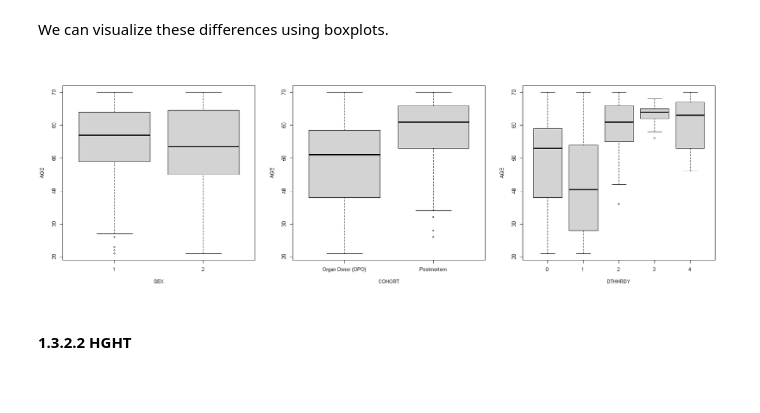
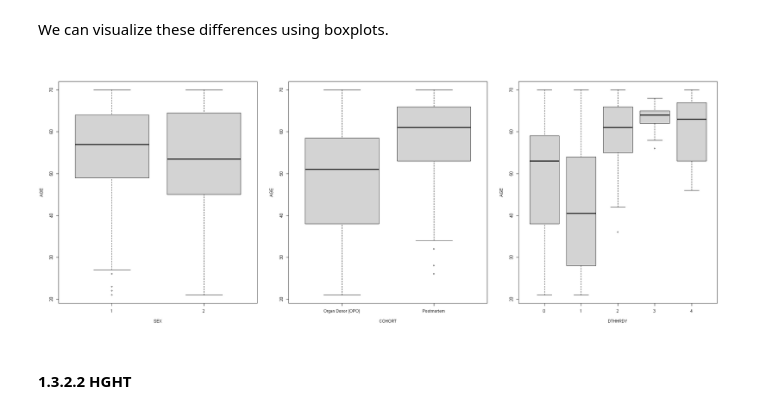
Before and after one commit to Abellanger123/GenomicProject, a Jupyter notebook: Arthur Functional Genomics Project.ipynb, the cells around one changed output. Drawn from its saved outputs; the diff is of its cells as text; code cells hidden in the pictures; blank space fills up the shorter version.

```diff
--- a/Arthur Functional Genomics Project.ipynb
+++ b/Arthur Functional Genomics Project.ipynb
@@ -125,4 +115,7 @@ any(clinical_data$SMPTHNTS!='NO_REPORT')
 # %%
-# Remove the SMPTHNTS column
+# Remove the miscalleneous variables except SMPLID
+clinical_data$SUBJID <- NULL
+clinical_data$SMPLID.1 <- NULL
 clinical_data$SMPTHNTS <- NULL
+clinical_data$IMGURL <- NULL
 # %% [markdown]
@@ -261,12 +272,13 @@ for the test `AGE` by `SEX`, the pvalue of the Kruskal-Wallis test is 0.159  whi
 # %% [markdown]
 We can visualize these differences using boxplots.
 # %%
+options(repr.plot.width=18, repr.plot.height=7)
 par(mfrow = c(1, 3))
 boxplot(AGE ~ SEX, data=clinical_data)
 boxplot(AGE ~ COHORT, data=clinical_data)
 boxplot(AGE ~ DTHHRDY, data=clinical_data)
 # %% [output]
-[figure, old version]
+[figure, new version]
 # %% [markdown]
 #### 1.3.2.2 HGHT
 # %%
```
Also changed, not shown: parts of 20 cells of this notebook.
